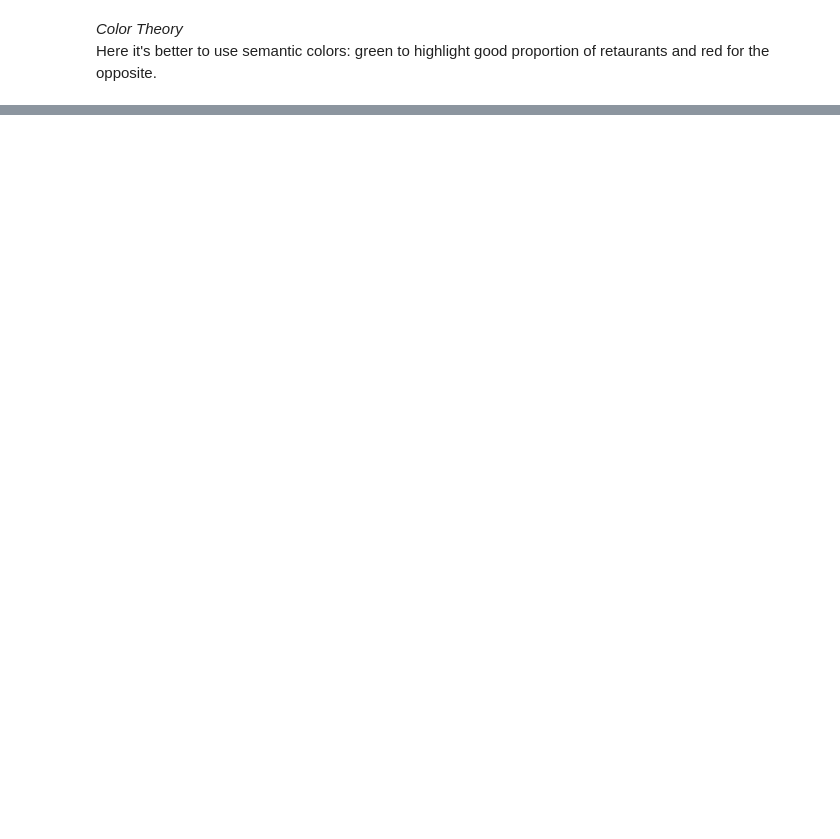
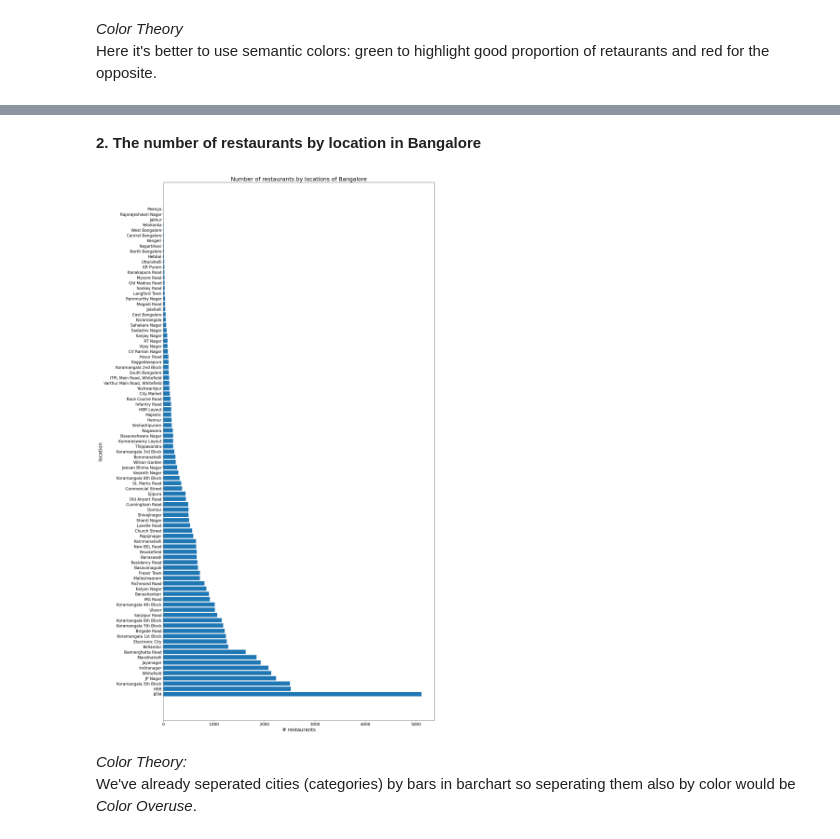
Before and after one commit to DianSim/zomato, a Jupyter notebook: zomato_EDA.ipynb, the cells around one changed output, grey strips where cells are left out. Saved outputs shown, nothing was run; the diff lists cells and outputs as text; code cells hidden in the pictures; blank space fills up the shorter version.

```diff
--- a/zomato_EDA.ipynb
+++ b/zomato_EDA.ipynb
@@ -526,0 +468,3 @@ From pieplot we can see that more then half of the restaurants provide online de
+# %%
+loc_cres = zmt.location.value_counts().sort_values(ascending=False)
+loc_cres
@@ -526,0 +485,16 @@ From pieplot we can see that more then half of the restaurants provide online de
+# %% [markdown]
+**2. The number of restaurants by location in Bangalore**
+# %%
+fig = plt.figure(figsize=(20, 40))
+ax = fig.add_subplot(1, 1, 1)
+ax.barh(y=loc_cres.index, width=loc_cres.values)
+ax.tick_params(axis='both', which='major', labelsize=16)
+ax.set_title('Number of restaurants by locations of Bangalore', fontdict={'fontsize':23})
+plt.xlabel('# restaurants', fontsize=20)
+plt.ylabel('location', fontsize=20)
+plt.show()
+# %% [output]
+[figure, added]
+# %% [markdown]
+_Color Theory:_
+We've already seperated cities (categories) by bars in barchart so seperating them also by color would be _Color Overuse_.
```
Also changed, not shown: parts of 94 cells of this notebook.
